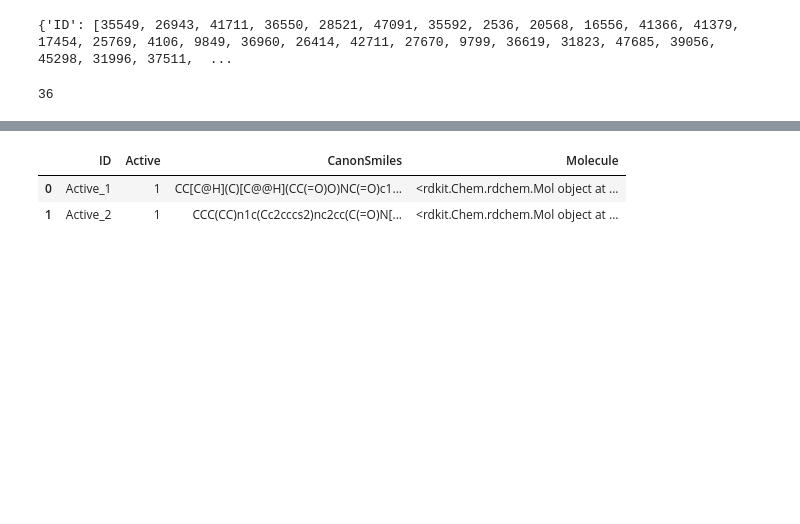
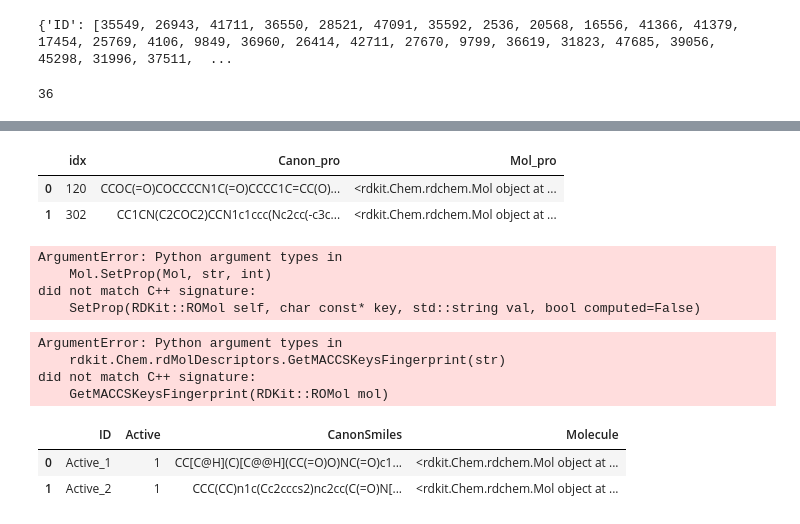
Before and after one commit to biiu315/Mol2DSimi, a Jupyter notebook: Mol2DSimi.ipynb, the cells around one changed output, grey strips where cells are left out. Drawn from its saved outputs; the diff is of its cells as text; code cells hidden in the pictures; blank space fills up the shorter version.

```diff
--- a/Mol2DSimi.ipynb
+++ b/Mol2DSimi.ipynb
@@ -219,3 +238,37 @@ df_pro1_de1.head(2)
+# %%
+#Product canon
+
+df_pro = df_pro1_de1.drop(['ID','rxn','de1', 'de2', 'Canon_de1', 'Mol_de1', 'Canon_de2', 'Mol_de2'], axis =1)
+df_pro['Canon_pro'] = df_pro['pro'].apply(Chem.CanonSmiles)
+df_pro['Mol_pro'] = df_pro['Canon_pro'].apply(Chem.MolFromSmiles)
+df_pro = df_pro.drop(['pro'], axis = 1)
+df_pro.head(2)
+# %% [output]
+|  | idx | Canon_pro | Mol_pro |
+| 0 | 120 | CCOC(=O)COCCCCN1C(=O)CCCC1C=CC(O)... | <rdkit.Chem.rdchem.Mol object at ... |
+| 1 | 302 | CC1CN(C2COC2)CCN1c1ccc(Nc2cc(-c3c... | <rdkit.Chem.rdchem.Mol object at ... |
+# %%
+#Simi_pro1_de1
+query = []
+for _, idx, mol in df_pro[["idx", "Mol_pro"]].itertuples():
+    mol.SetProp("_Name", idx)
+    query.append(mol)
+query[0]
+# %% [output]
+ArgumentError: Python argument types in
+    Mol.SetProp(Mol, str, int)
+did not match C++ signature:
+    SetProp(RDKit::ROMol self, char const* key, std::string val, bool computed=False)
+# %%
+for i in df_pro:
+    simi = similarity_calculate(data = df_decoy, query= i, smile_col="Canon_de1", active_col='Active')
+    simi.fit()
+    # simi.plot()
+# %% [output]
+ArgumentError: Python argument types in
+    rdkit.Chem.rdMolDescriptors.GetMACCSKeysFingerprint(str)
+did not match C++ signature:
+    GetMACCSKeysFingerprint(RDKit::ROMol mol)
 # %%
 #Simi pro1_de1
 pro1_Canon = pro.apply(Chem.CanonSmiles)
```
Also changed, not shown: parts of 4 cells of this notebook.
